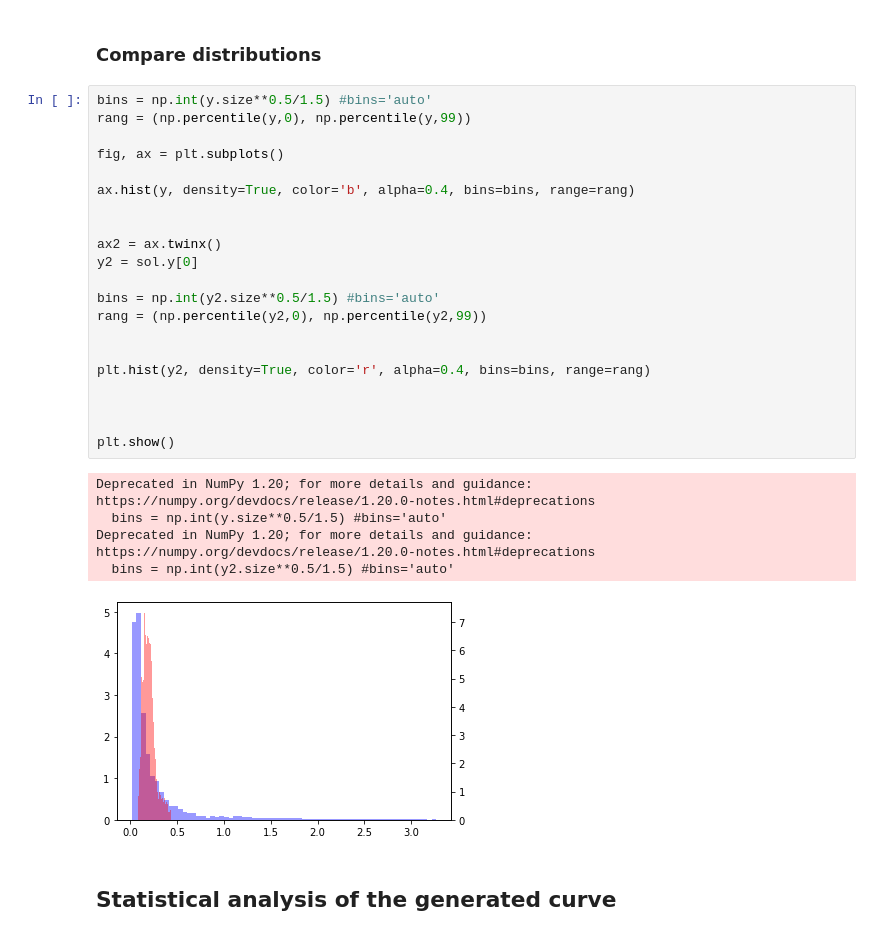
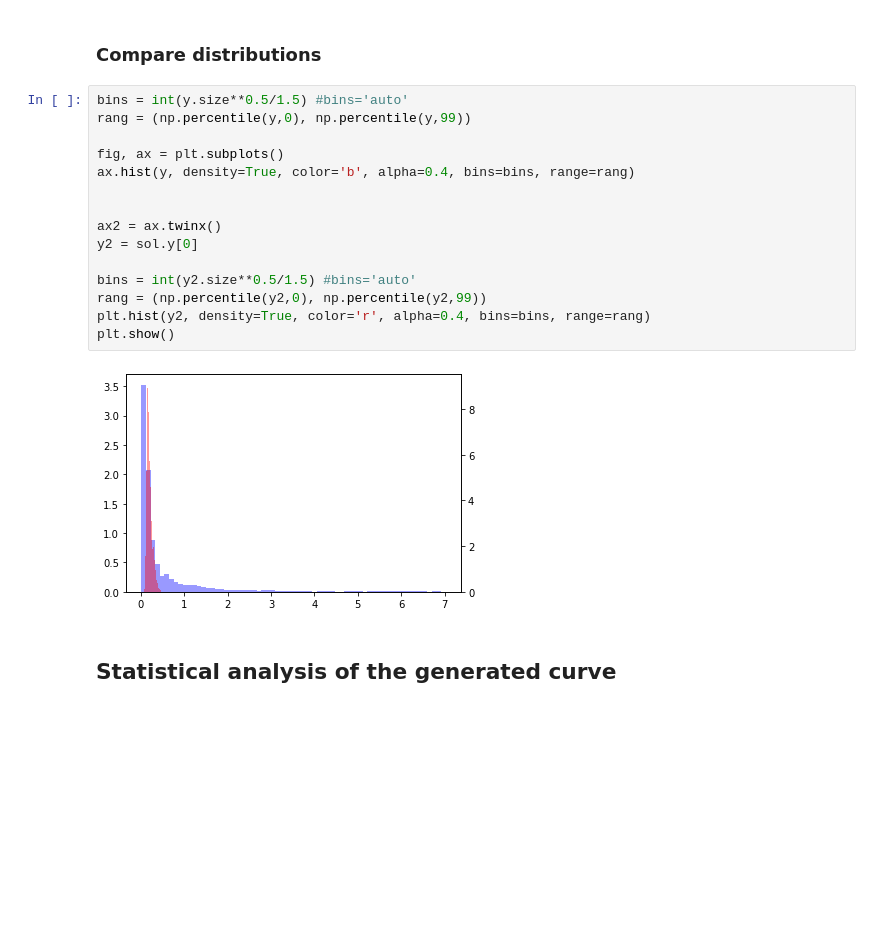
Before and after one commit to IAA-CSIC/MUTIS, a Jupyter notebook: docs/recipes/stochastics_tests.ipynb, the cells around one changed output. Cells and saved outputs as stored; diff of their text form; blank space fills up the shorter version.

```diff
--- a/docs/recipes/stochastics_tests.ipynb
+++ b/docs/recipes/stochastics_tests.ipynb
@@ -93,32 +93,22 @@ plt.show()
 # %% [markdown]
 ### Compare distributions
 # %%
-bins = np.int(y.size**0.5/1.5) #bins='auto'
+bins = int(y.size**0.5/1.5) #bins='auto'
 rang = (np.percentile(y,0), np.percentile(y,99))
 
 fig, ax = plt.subplots()
-
 ax.hist(y, density=True, color='b', alpha=0.4, bins=bins, range=rang)
 
 
 ax2 = ax.twinx()
 y2 = sol.y[0]
 
-bins = np.int(y2.size**0.5/1.5) #bins='auto'
+bins = int(y2.size**0.5/1.5) #bins='auto'
 rang = (np.percentile(y2,0), np.percentile(y2,99))
-
-
 plt.hist(y2, density=True, color='r', alpha=0.4, bins=bins, range=rang)
-
-
-
 plt.show()
 # %% [output]
-Deprecated in NumPy 1.20; for more details and guidance: https://numpy.org/devdocs/release/1.20.0-notes.html#deprecations
-  bins = np.int(y.size**0.5/1.5) #bins='auto'
-Deprecated in NumPy 1.20; for more details and guidance: https://numpy.org/devdocs/release/1.20.0-notes.html#deprecations
-  bins = np.int(y2.size**0.5/1.5) #bins='auto'
-[figure, old version]
+[figure, new version]
 # %% [markdown]
 ## Statistical analysis of the generated curve
 # %% [markdown]
```
Also changed, not shown: parts of 12 cells of this notebook, 3 other files.
